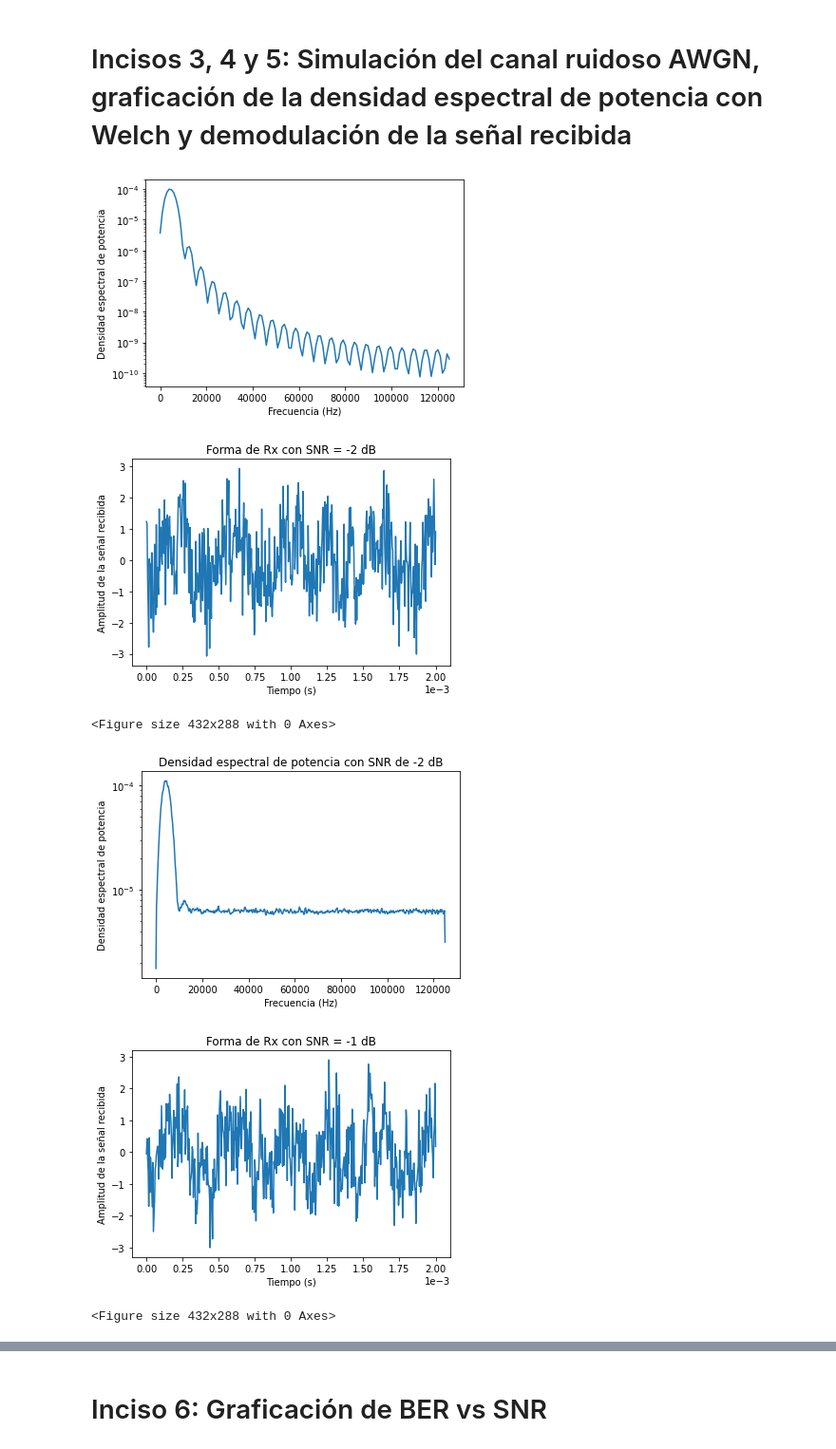
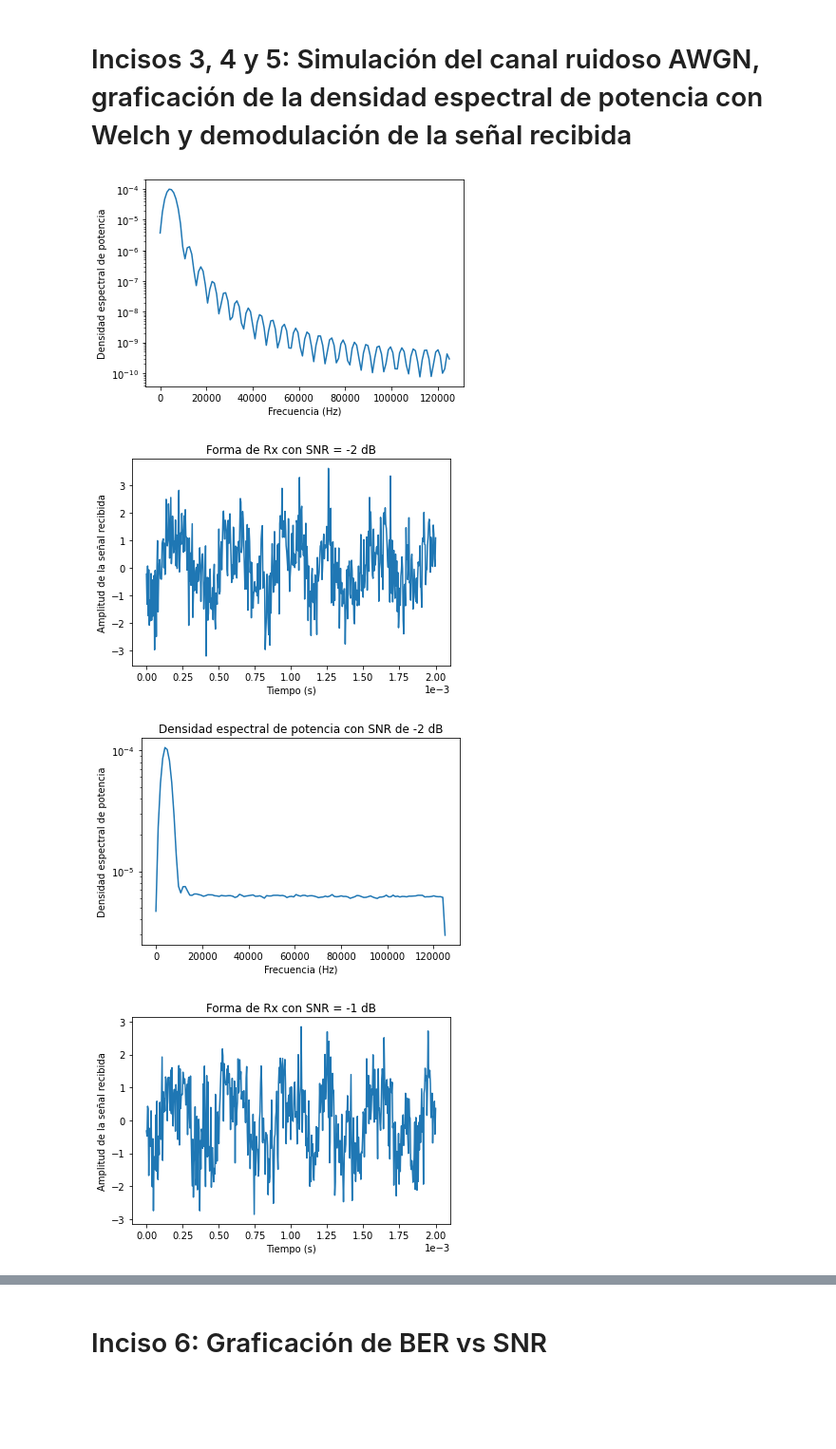
Before and after one commit to vyeoms/Tarea4, a Jupyter notebook: Tarea4.ipynb, the cells around one changed output, grey strips where cells are left out. Shown at 95% size. Saved outputs shown, nothing was run; the diff lists cells and outputs as text; code cells hidden in the pictures; blank space fills up the shorter version.

```diff
--- a/Tarea4.ipynb
+++ b/Tarea4.ipynb
@@ -149,44 +148,44 @@ for SNR in snrVals:
     plt.xlabel("Tiempo (s)")
     plt.ylabel("Amplitud de la señal recibida")
     plt.title("Forma de Rx con SNR = " + str(SNR) + " dB")
+    plt.savefig("img/" + nameRxPlot)
     plt.show()
-    plt.savefig("img/" + nameRxPlot)
 
     # Pseudo-energía de la onda original
     Es = np.sum(sinus**2)
 
     # Inicialización del vector de bits recibidos
     bitsRx = np.zeros(bits.shape)
 
     # Decodificación de la señal por detección de energía
     for k, b in enumerate(bits):
         # Producto interno de dos funciones
         Ep = np.sum(Rx[k*p:(k+1)*p] * sinus)
 
         # Se escoge un umbral de 0 dado que el producto interno de
         # -sin(x) y sin(x) (que es la suma de todos los valores de x en -sin(x)^2) es 0 sin ruido
         # El ruido es aditivo en todo el dominio, por lo que es esperable que haya una cantidad
         # similar de ruido en las partes negativas y las positivas de la señal transmitida, por lo que
         # es esperable que la suma del producto interno es similar a 0
         bitsRx[k] = 1 if (Ep > 0) else 0
 
     # Potencia con Welch después del canal ruidoso
-    fw, PSD = signal.welch(Rx, fs, nperseg=1024)
+    fw, PSD = signal.welch(Rx, fs)
     plt.figure()
     plt.semilogy(fw, PSD)
     plt.xlabel('Frecuencia (Hz)')
     plt.ylabel('Densidad espectral de potencia')
     plt.title("Densidad espectral de potencia con SNR de " + str(SNR) + " dB")
     plt.savefig("img/powerSNR" + str(SNR) + ".png")
     plt.show()
 
     # err es la cantidad de bits erróneros en la señal recibida con respecto a la transmitida
     err = np.sum(np.abs(bits - bitsRx))
     BER.append(err/N)
+for n in range(0,11):
+    print(bitsRx[n])
 # %% [output]
 [figure]
-[figure, old version]
+[figure, new version]
-<Figure size 432x288 with 0 Axes>
-[figure, old version]
+[figure, new version]
-[figure, old version]
+[figure, new version]
-<Figure size 432x288 with 0 Axes>
```
Also changed, not shown: parts of 4 cells of this notebook, 14 other files.
